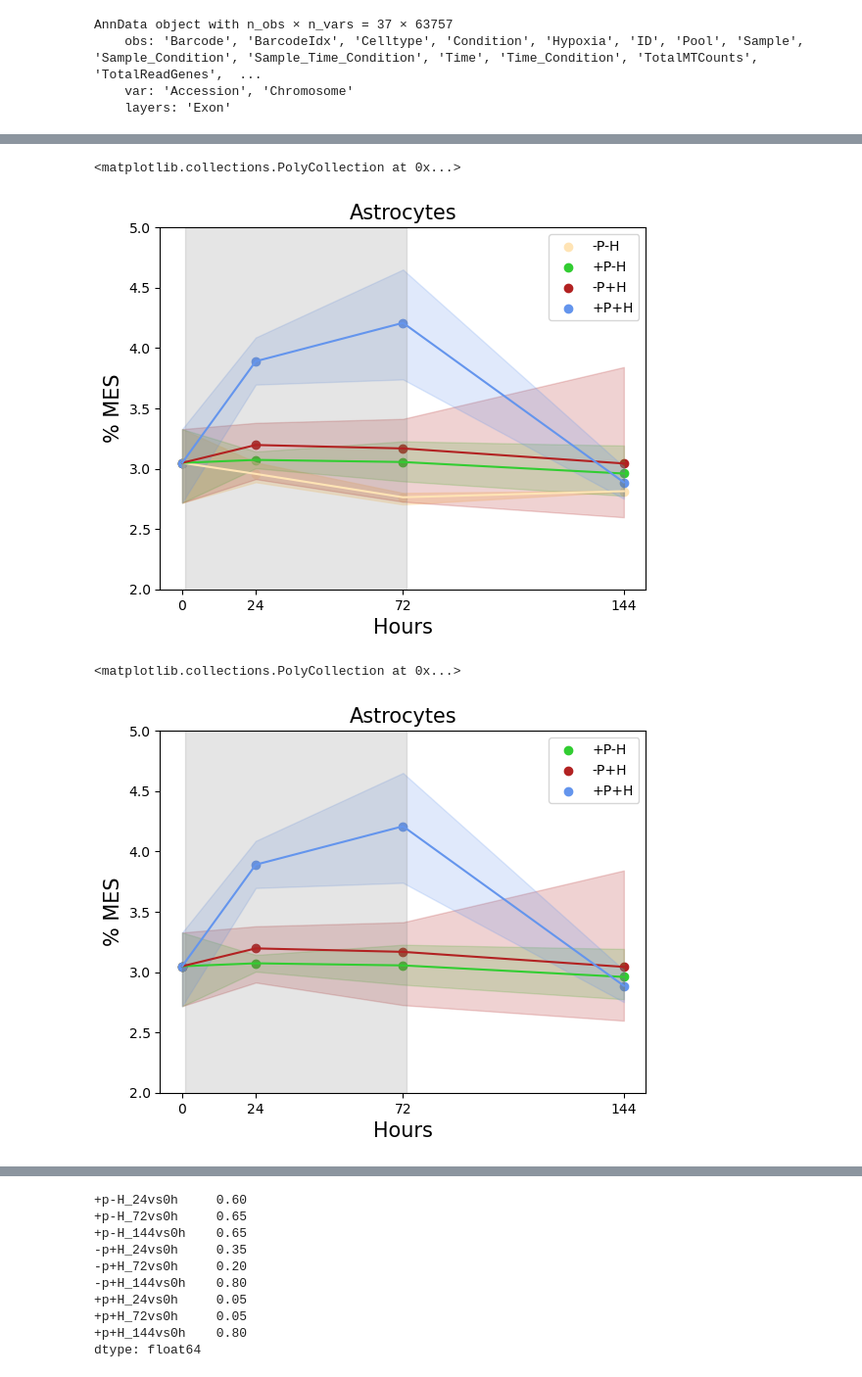
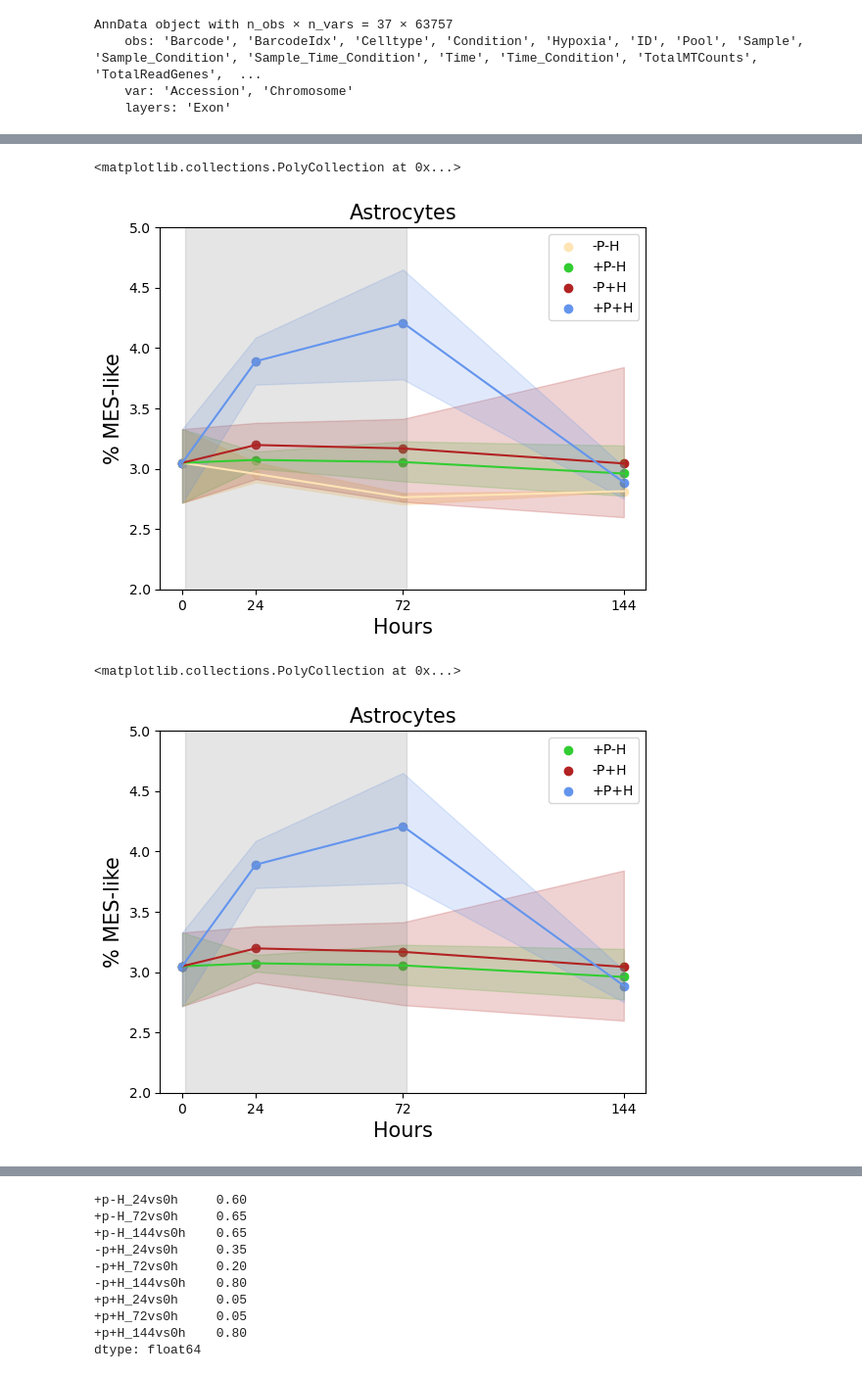
Before and after one commit to linnarsson-lab/glioblastoma_wound_response, a Jupyter notebook: Example_Notebooks/Figure 2/Figure_2B_Extended_Figure_8A(Astrocytes).ipynb, the cells around one changed output, grey strips where cells are left out. Shown: that part at 98% size. Cells and saved outputs as stored; diff of their text form; code cells hidden in the pictures.

```diff
--- a/Example_Notebooks/Figure 2/Figure_2B_Extended_Figure_8A(Astrocytes).ipynb
+++ b/Example_Notebooks/Figure 2/Figure_2B_Extended_Figure_8A(Astrocytes).ipynb
@@ -33,6 +18,6 @@ from scipy.stats import ks_2samp, mannwhitneyu, ttest_ind
 # %%
 # Load the sample data into your local Shoji database
-Astrocyte = sc.read_h5ad('/proj/cytograph/jesper/GBM_revision/h5ad/bulk_samples_Astrocytes_smartseq_2025.h5ad')
+Astrocyte = sc.read_h5ad('/home/jesper/data/bulk_samples_Astrocytes_smartseq_2025.h5ad') #Change to the path where the h5ad file has been saved
 # %%
 Astrocyte.obs.index = [x for x in Astrocyte.obs.obs_names]
 # %%
@@ -123,53 +101,51 @@ merged1
 # %%
+#Plot data (mean) including control-condition and create shaded areas instead of whiskers
 numb = merg.columns.astype(int)
 plt.scatter(numb, merg.iloc[0],label=(merg.index[0]), color='moccasin')
 plt.scatter(numb, merg.iloc[1],label=(merg.index[1]), color='limegreen')
 plt.scatter(numb, merg.iloc[2],label=(merg.index[2]), color='firebrick')
 plt.scatter(numb, merg.iloc[3],label=(merg.index[3]), color='cornflowerblue')
 plt.plot(numb, merg.iloc[0], color='moccasin')
-plt.fill_between(numb,np.min(merged1[0:3]),np.max(merged1[0:3]), color='moccasin', alpha=0.6)
+plt.fill_between(numb,np.min(merged1[0:3]),np.max(merged1[0:3]), color='moccasin', alpha=0.6) #fill/shaded region instead of whiskers
 plt.plot(numb, merg.iloc[1], color='limegreen')
-plt.fill_between(numb,np.min(merged1[3:6]),np.max(merged1[3:6]), color='limegreen', alpha=0.2)
+plt.fill_between(numb,np.min(merged1[3:6]),np.max(merged1[3:6]), color='limegreen', alpha=0.2) #fill/shaded region instead of whiskers
 plt.plot(numb, merg.iloc[2], color='firebrick')
-plt.fill_between(numb,np.min(merged1[6:9]),np.max(merged1[6:9]), color='firebrick', alpha=0.2)
+plt.fill_between(numb,np.min(merged1[6:9]),np.max(merged1[6:9]), color='firebrick', alpha=0.2) #fill/shaded region instead of whiskers
 plt.plot(numb, merg.iloc[3], color='cornflowerblue')
 plt.fill_between(numb,np.min(merged1[9:12]),np.max(merged1[9:12]), color='cornflowerblue', alpha=0.2)
 plt.ylim(2, 5)
 plt.legend()
 plt.xlabel('Hours', fontsize=15)
-plt.ylabel('% MES', fontsize=15)
+plt.ylabel('% MES-like', fontsize=15)
 plt.title('Astrocytes', fontsize=15)
 plt.xticks(numb)
-threshold1 = 0.2
-threshold2 = 71
-tr = numb +1.1
+tr = numb +1.1 #shaded area, shift a bit to the right
 plt.fill_between(tr, 5, where= (tr < 140) & (tr > 0), color='grey', alpha=0.2)
 # %% [output]
 <matplotlib.collections.PolyCollection at 0x...>
-[figure, old version]
+[figure, new version]
 # %%
+#Plot data (mean)  excluding control and create shaded areas instead of whiskers
 numb = merg.columns.astype(int)
-#plt.scatter(numb, merg.iloc[0],label=(merg.index[0]), color='grey')
+#plt.scatter(numb, merg.iloc[0],label=(merg.index[0]), color='grey') EXCLUDE CONTROL
 plt.scatter(numb, merg.iloc[1],label=(merg.index[1]), color='limegreen')
 plt.scatter(numb, merg.iloc[2],label=(merg.index[2]), color='firebrick')
 plt.scatter(numb, merg.iloc[3],label=(merg.index[3]), color='cornflowerblue')
 plt.plot(numb, merg.iloc[1], color='limegreen')
-plt.fill_between(numb,np.min(merged1[3:6]),np.max(merged1[3:6]), color='limegreen', alpha=0.2)
+plt.fill_between(numb,np.min(merged1[3:6]),np.max(merged1[3:6]), color='limegreen', alpha=0.2) #fill/shaded region instead of whiskers
 plt.plot(numb, merg.iloc[2], color='firebrick')
-plt.fill_between(numb,np.min(merged1[6:9]),np.max(merged1[6:9]), color='firebrick', alpha=0.2)
+plt.fill_between(numb,np.min(merged1[6:9]),np.max(merged1[6:9]), color='firebrick', alpha=0.2) #fill/shaded region instead of whiskers
 plt.plot(numb, merg.iloc[3], color='cornflowerblue')
-plt.fill_between(numb,np.min(merged1[9:12]),np.max(merged1[9:12]), color='cornflowerblue', alpha=0.2)
+plt.fill_between(numb,np.min(merged1[9:12]),np.max(merged1[9:12]), color='cornflowerblue', alpha=0.2) #fill/shaded region instead of whiskers
 plt.ylim(2, 5)
 plt.legend()
 plt.xlabel('Hours', fontsize=15)
-plt.ylabel('% MES', fontsize=15)
+plt.ylabel('% MES-like', fontsize=15)
 plt.title('Astrocytes', fontsize=15)
 plt.xticks(numb)
-threshold1 = 0.2
-threshold2 = 71
-tr = numb +1.1
+tr = numb +1.1 #shaded area, shift a bit to the right
 plt.fill_between(tr, 5, where= (tr < 140) & (tr > 0), color='grey', alpha=0.2)
 # %% [output]
 <matplotlib.collections.PolyCollection at 0x...>
-[figure, old version]
+[figure, new version]
 # %%
```
Also changed, not shown: parts of 30 cells of this notebook.
